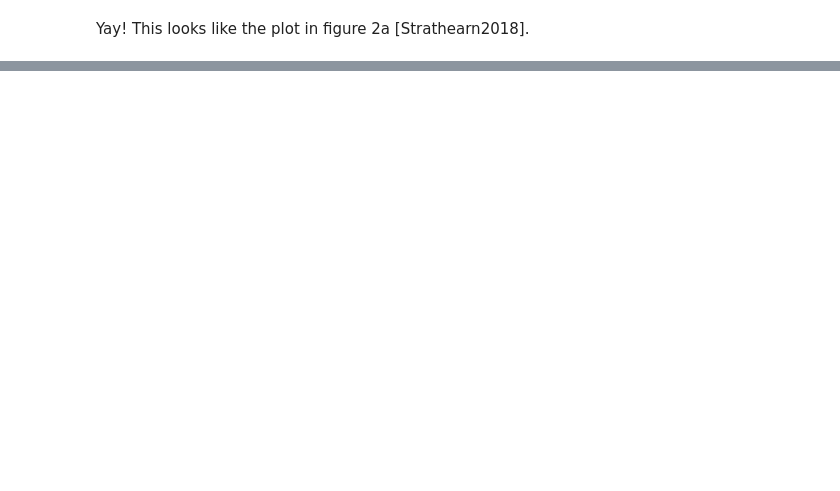
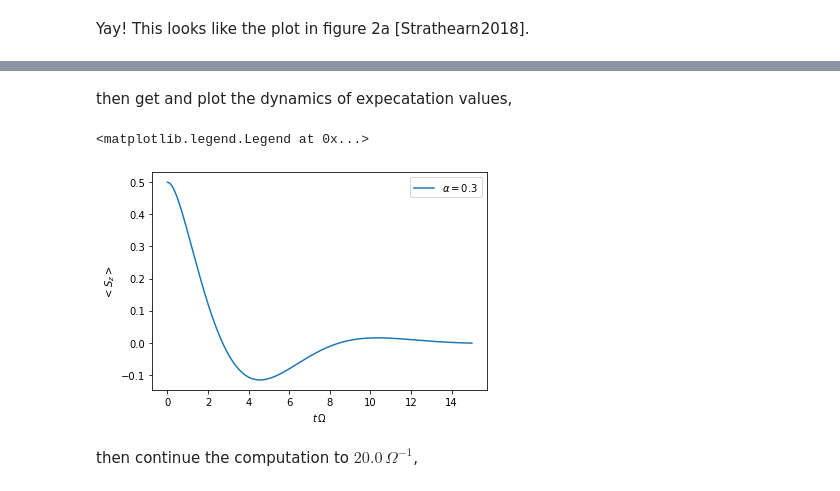
Before and after one commit to tempoCollaboration/OQuPy, a Jupyter notebook: tutorial.ipynb, the cells around one changed output, grey strips where cells are left out. Drawn from its saved outputs; the diff is of its cells as text; code cells hidden in the pictures; blank space fills up the shorter version.

```diff
--- a/tutorial.ipynb
+++ b/tutorial.ipynb
@@ -108,0 +127,2 @@ Yay! This looks like the plot in figure 2a [Strathearn2018].
+# %%
+tempo_parameters_A = tempo.TempoParameters(dt=0.1, dkmax=30, epsrel=10**(-5), name="my rough parameters")
@@ -108,0 +140,6 @@ Yay! This looks like the plot in figure 2a [Strathearn2018].
+# %%
+tempo_A = tempo.Tempo(system=system_A,
+                      bath=bath_A,
+                      parameters=tempo_parameters_A,
+                      initial_state=tempo.operators.spin_dm("up"),
+                      start_time=0.0)
@@ -108,0 +153,13 @@ Yay! This looks like the plot in figure 2a [Strathearn2018].
+# %% [markdown]
+then get and plot the dynamics of expecatation values,
+# %%
+dynamics_A_2 = tempo_A.get_dynamics()
+plt.plot(*dynamics_A_2.expectations(0.5*tempo.operators.sigma("z"),real=True), label=r'$\alpha=0.3$')
+plt.xlabel(r'$t\,\Omega$')
+plt.ylabel(r'$<S_z>$')
+plt.legend()
+# %% [output]
+<matplotlib.legend.Legend at 0x...>
+[figure, added]
+# %% [markdown]
+then continue the computation to $20.0\,\Omega^{-1}$,
```
Also changed, not shown: parts of 21 cells of this notebook.
